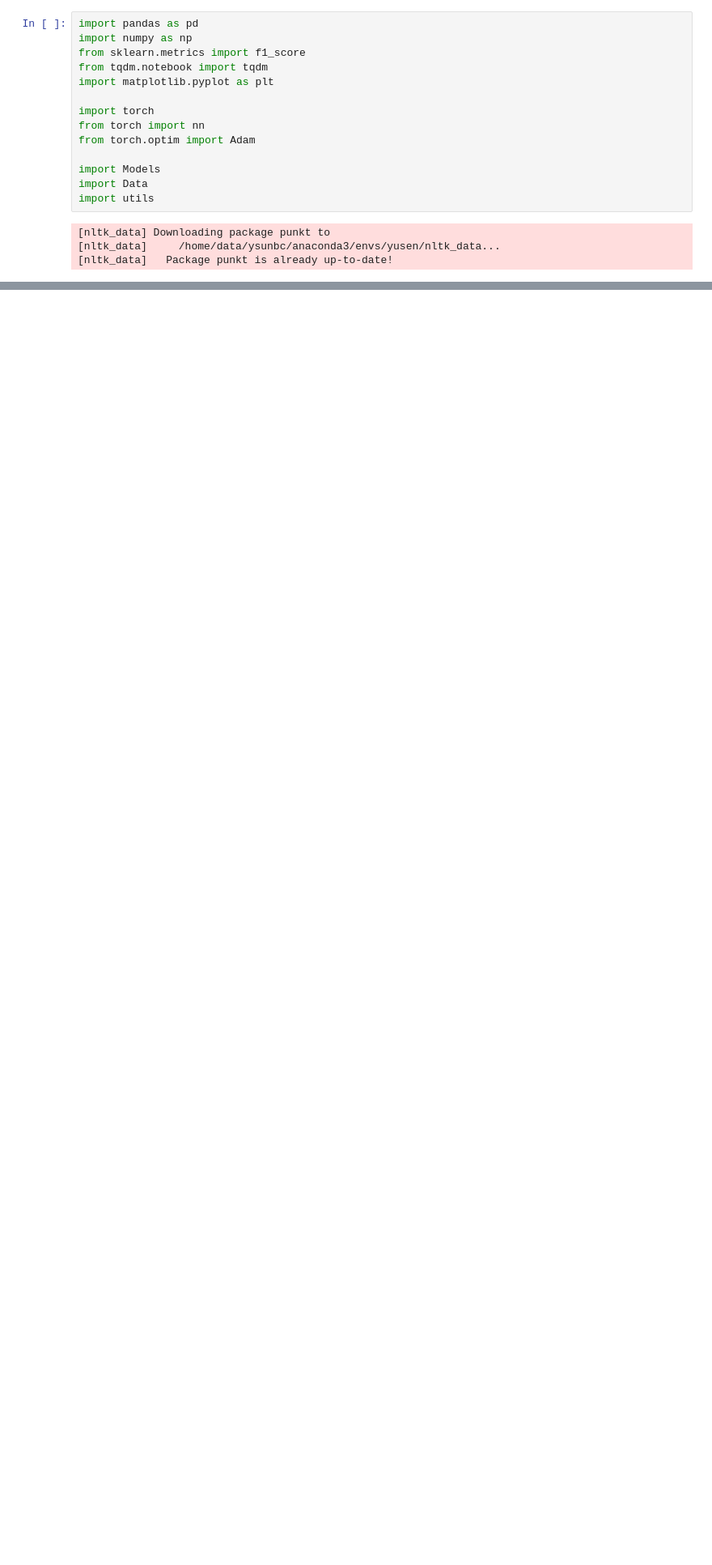
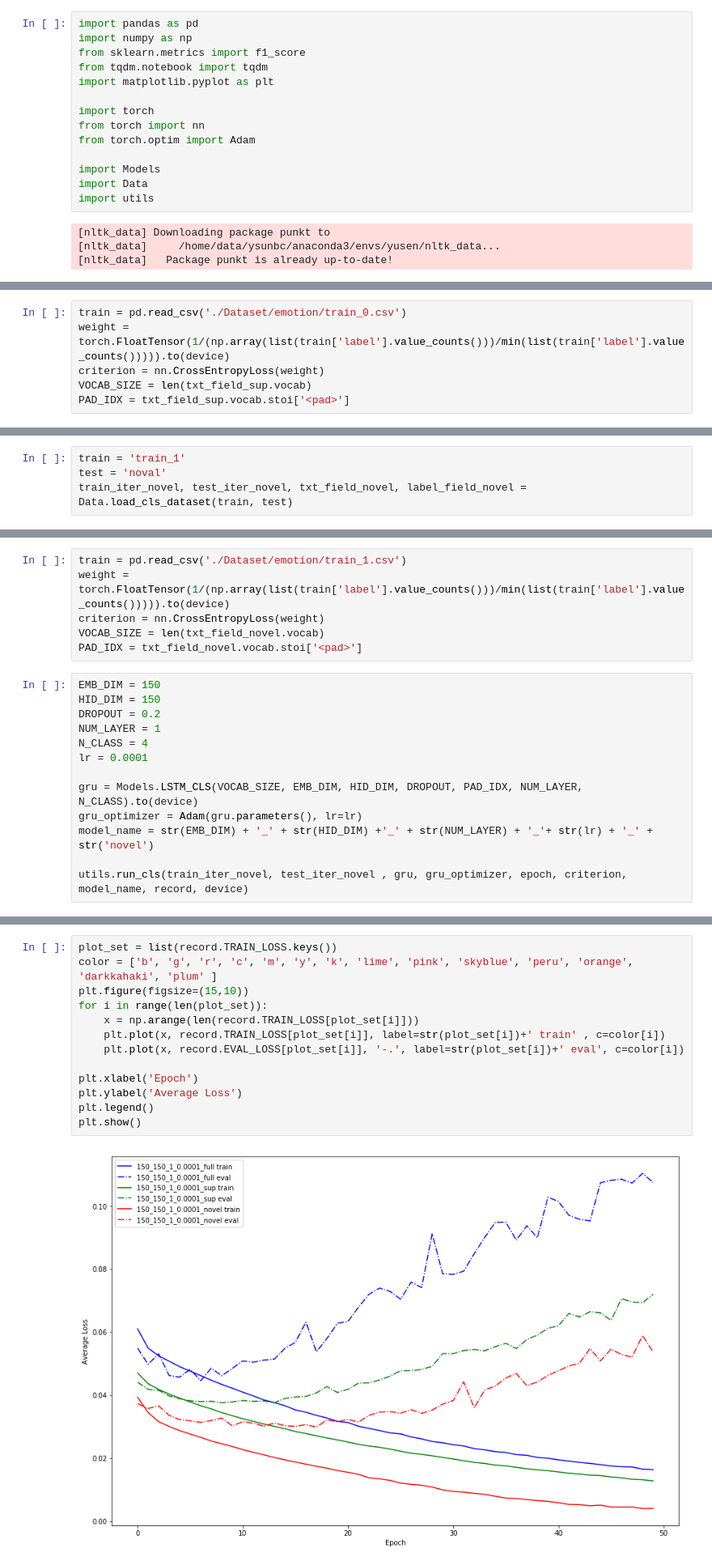
Before and after one commit to jamestszhim/Zero-Shot-Learning-with-Semantics-Information, a Jupyter notebook: nlp/LSTM_CLS.ipynb, the cells around one changed output, grey strips where cells are left out. Shown at 81% size. Cells and saved outputs as stored; diff of their text form; blank space fills up the shorter version.

```diff
--- a/nlp/LSTM_CLS.ipynb
+++ b/nlp/LSTM_CLS.ipynb
@@ -554,0 +79,6 @@ plt.show()
+# %%
+train = pd.read_csv('./Dataset/emotion/train_0.csv')
+weight = torch.FloatTensor(1/(np.array(list(train['label'].value_counts()))/min(list(train['label'].value_counts())))).to(device)
+criterion = nn.CrossEntropyLoss(weight)
+VOCAB_SIZE = len(txt_field_sup.vocab)
+PAD_IDX = txt_field_sup.vocab.stoi['<pad>']
@@ -554,0 +103,4 @@ plt.show()
+# %%
+train = 'train_1'
+test = 'noval'
+train_iter_novel, test_iter_novel, txt_field_novel, label_field_novel = Data.load_cls_dataset(train, test)
@@ -554,0 +116,19 @@ plt.show()
+# %%
+train = pd.read_csv('./Dataset/emotion/train_1.csv')
+weight = torch.FloatTensor(1/(np.array(list(train['label'].value_counts()))/min(list(train['label'].value_counts())))).to(device)
+criterion = nn.CrossEntropyLoss(weight)
+VOCAB_SIZE = len(txt_field_novel.vocab)
+PAD_IDX = txt_field_novel.vocab.stoi['<pad>']
+# %%
+EMB_DIM = 150
+HID_DIM = 150
+DROPOUT = 0.2
+NUM_LAYER = 1
+N_CLASS = 4
+lr = 0.0001
+
+gru = Models.LSTM_CLS(VOCAB_SIZE, EMB_DIM, HID_DIM, DROPOUT, PAD_IDX, NUM_LAYER, N_CLASS).to(device)
+gru_optimizer = Adam(gru.parameters(), lr=lr)
+model_name = str(EMB_DIM) + '_' + str(HID_DIM) +'_' + str(NUM_LAYER) + '_'+ str(lr) + '_' + str('novel')
+
+utils.run_cls(train_iter_novel, test_iter_novel , gru, gru_optimizer, epoch, criterion, model_name, record, device)
@@ -554,0 +141,15 @@ plt.show()
+# %%
+plot_set = list(record.TRAIN_LOSS.keys())
+color = ['b', 'g', 'r', 'c', 'm', 'y', 'k', 'lime', 'pink', 'skyblue', 'peru', 'orange', 'darkkahaki', 'plum' ]
+plt.figure(figsize=(15,10))
+for i in range(len(plot_set)):
+    x = np.arange(len(record.TRAIN_LOSS[plot_set[i]]))
+    plt.plot(x, record.TRAIN_LOSS[plot_set[i]], label=str(plot_set[i])+' train' , c=color[i])
+    plt.plot(x, record.EVAL_LOSS[plot_set[i]], '-.', label=str(plot_set[i])+' eval', c=color[i])
+
+plt.xlabel('Epoch')
+plt.ylabel('Average Loss')
+plt.legend()
+plt.show()
+# %% [output]
+[figure, added]
```
Also changed, not shown: parts of 60 cells of this notebook, 7 other files.
